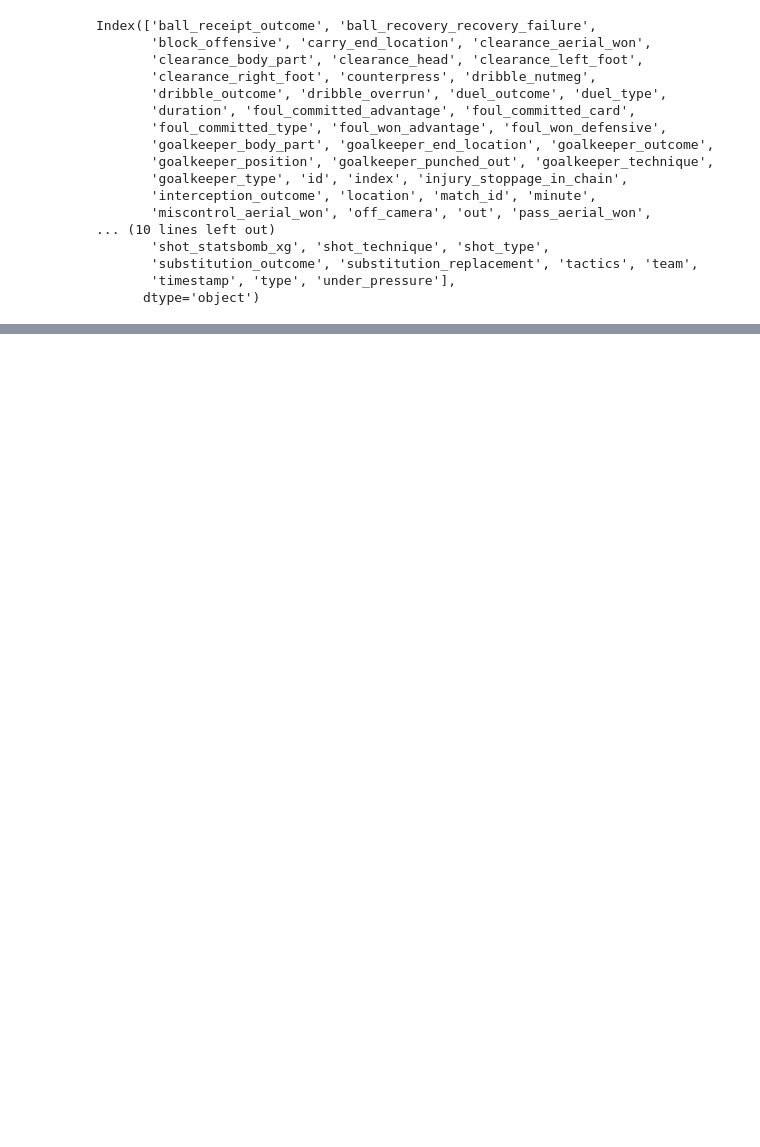
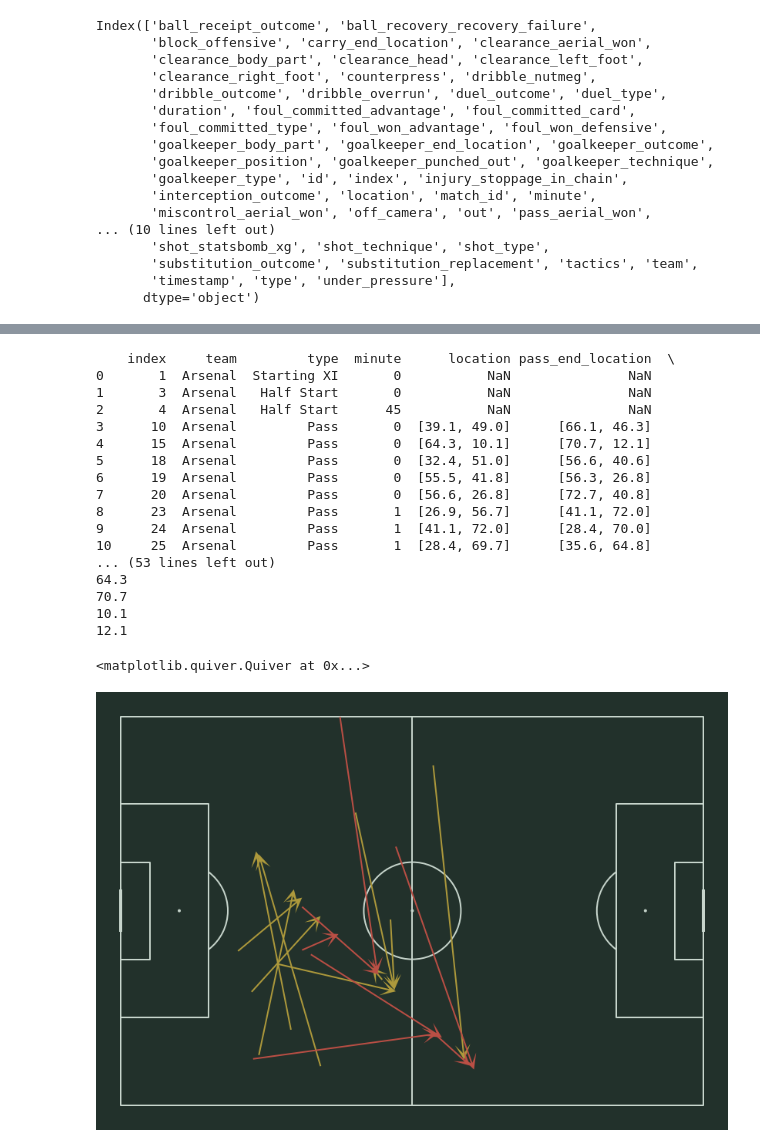
Before and after one commit to chimeenjoku/Footballdata, a Jupyter notebook: footballdata.ipynb, the cells around one changed output, grey strips where cells are left out. Saved outputs shown, nothing was run; the diff lists cells and outputs as text; code cells hidden in the pictures; blank space fills up the shorter version.

Commit message:
Pitch plot fix

```diff
--- a/footballdata.ipynb
+++ b/footballdata.ipynb
@@ -146,0 +116,59 @@ df
+# %%
+from mplsoccer.pitch import Pitch
+df = pd.DataFrame(events.head(20))
+df['location_x']=df['location'].str[0]
+df['location_y']=df['location'].str[1]
+#df['location_x']=df['location_x']*1.2
+#df['location_y']=df['location_x']*.8
+df['pass_end_location_x']=df['pass_end_location'].str[0]
+df['pass_end_location_y']=df['pass_end_location'].str[1]
+#df['pass_end_location_x']=df['pass_end_location_x']*1.2
+#df['pass_end_location_y']=df['pass_end_location_y']*.8
+
+mask_complete = df.pass_outcome.isnull()
+
+#this is how we create the pitch
+pitch = Pitch(pitch_type='statsbomb',pitch_color='#22312b', line_color='#c7d5cc')
+fig,ax = pitch.draw(figsize=(13, 8), constrained_layout=False, tight_layout=True)
+fig.set_facecolor('#22312b')
+ax.patch.set_facecolor('#22312b')
+
+#Draw the pitch on the ax figure as well as invert the axis for this specific pitch
+#plt.gca().invert_yaxis()
+
+print(df)
+
+print(df['location_x'][4])
+print(df['pass_end_location_x'][4])
+print(df['location_y'][4])
+print(df['pass_end_location_y'][4])
+
+# Plot the completed passes
+pitch.arrows(df[mask_complete]['location_x'], df[mask_complete]['location_y'],
+             df[mask_complete]['pass_end_location_x'], df[mask_complete]['pass_end_location_x'], width=2,
+             headwidth=10, headlength=10, color='#ad993c', ax=ax, label='completed passes')
+
+# Plot the completed passes
+pitch.arrows(df[~mask_complete]['location_x'], df[~mask_complete]['location_y'],
+             df[~mask_complete]['pass_end_location_x'], df[~mask_complete]['pass_end_location_x'], width=2,
+             headwidth=10, headlength=10, color='#ba4f45', ax=ax, label='other passes')
+# %% [output]
+    index     team         type  minute      location pass_end_location  \
+0       1  Arsenal  Starting XI       0           NaN               NaN
+1       3  Arsenal   Half Start       0           NaN               NaN
+2       4  Arsenal   Half Start      45           NaN               NaN
+3      10  Arsenal         Pass       0  [39.1, 49.0]      [66.1, 46.3]
+4      15  Arsenal         Pass       0  [64.3, 10.1]      [70.7, 12.1]
+5      18  Arsenal         Pass       0  [32.4, 51.0]      [56.6, 40.6]
+6      19  Arsenal         Pass       0  [55.5, 41.8]      [56.3, 26.8]
+7      20  Arsenal         Pass       0  [56.6, 26.8]      [72.7, 40.8]
+8      23  Arsenal         Pass       1  [26.9, 56.7]      [41.1, 72.0]
+9      24  Arsenal         Pass       1  [41.1, 72.0]      [28.4, 70.0]
+10     25  Arsenal         Pass       1  [28.4, 69.7]      [35.6, 64.8]
+... (53 lines left out)
+64.3
+70.7
+10.1
+12.1
+<matplotlib.quiver.Quiver at 0x...>
+[figure, added]
```
Also changed, not shown: parts of 8 cells of this notebook.
